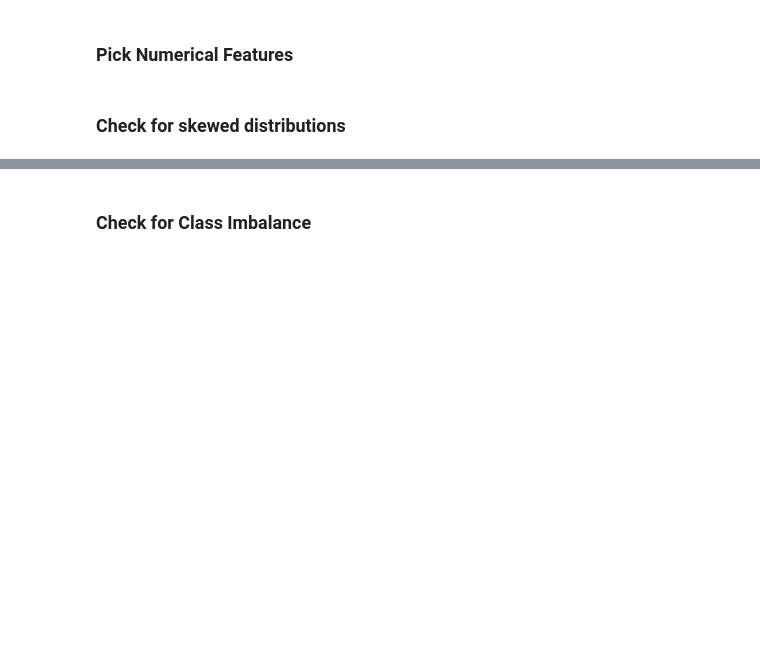
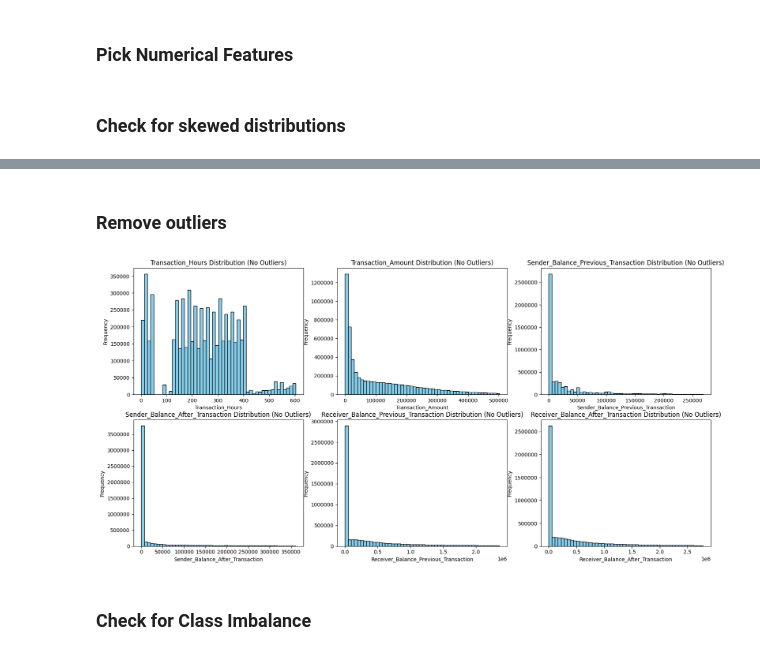
Before and after one commit to waquas9248/SE512, a Jupyter notebook: Fraud Detection.ipynb, the cells around one changed output, grey strips where cells are left out. Cells and saved outputs as stored; diff of their text form; code cells hidden in the pictures; blank space fills up the shorter version.

Commit message:
updates for sampling and distribution.

```diff
--- a/Fraud Detection.ipynb
+++ b/Fraud Detection.ipynb
@@ -137,3 +133,32 @@ plt.show()
+# %% [markdown]
+### Remove outliers
+# %%
+plt.figure(figsize=(20,15))
+
+# Create separate histograms with density plots for each numerical column
+for i, feature in enumerate(features, 1):
+    # Calculate the IQR
+    Q1 = dff[feature].quantile(0.25)
+    Q3 = dff[feature].quantile(0.75)
+    IQR = Q3 - Q1
+
+    # Define the lower and upper bounds for outliers
+    lower_bound = Q1 - 1.5 * IQR
+    upper_bound = Q3 + 1.5 * IQR
+
+    # Identify and filter out outliers
+    df_no_outliers = dff[(dff[feature] >= lower_bound) & (dff[feature] <= upper_bound)]
+
+    # Plot histogram of Transaction Amount after removing outliers
+    plt.subplot(3, 3, i)
+    plt.hist(df_no_outliers[feature], bins=50, color='skyblue', edgecolor='black')
+    plt.title(f'{feature} Distribution (No Outliers)')
+    plt.xlabel(feature)
+    plt.ylabel('Frequency')
+    plt.ticklabel_format(style='plain', axis='y')
+    plt.ticklabel_format(style='plain', axis='y')
+# %% [output]
+[figure, added]
 # %% [markdown]
 ### Check for Class Imbalance
 # %%
```
Also changed, not shown: parts of 10 cells of this notebook.
